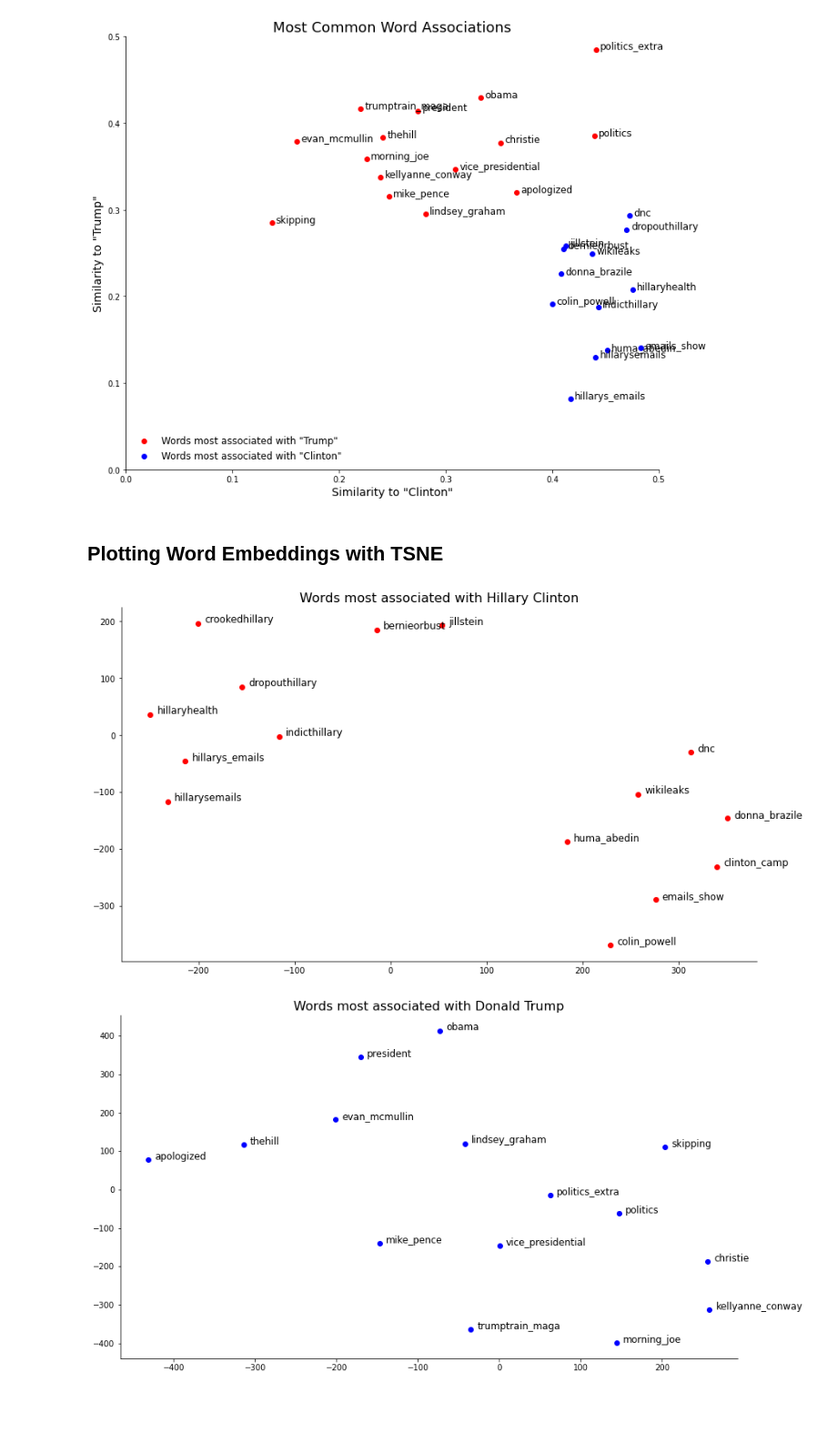
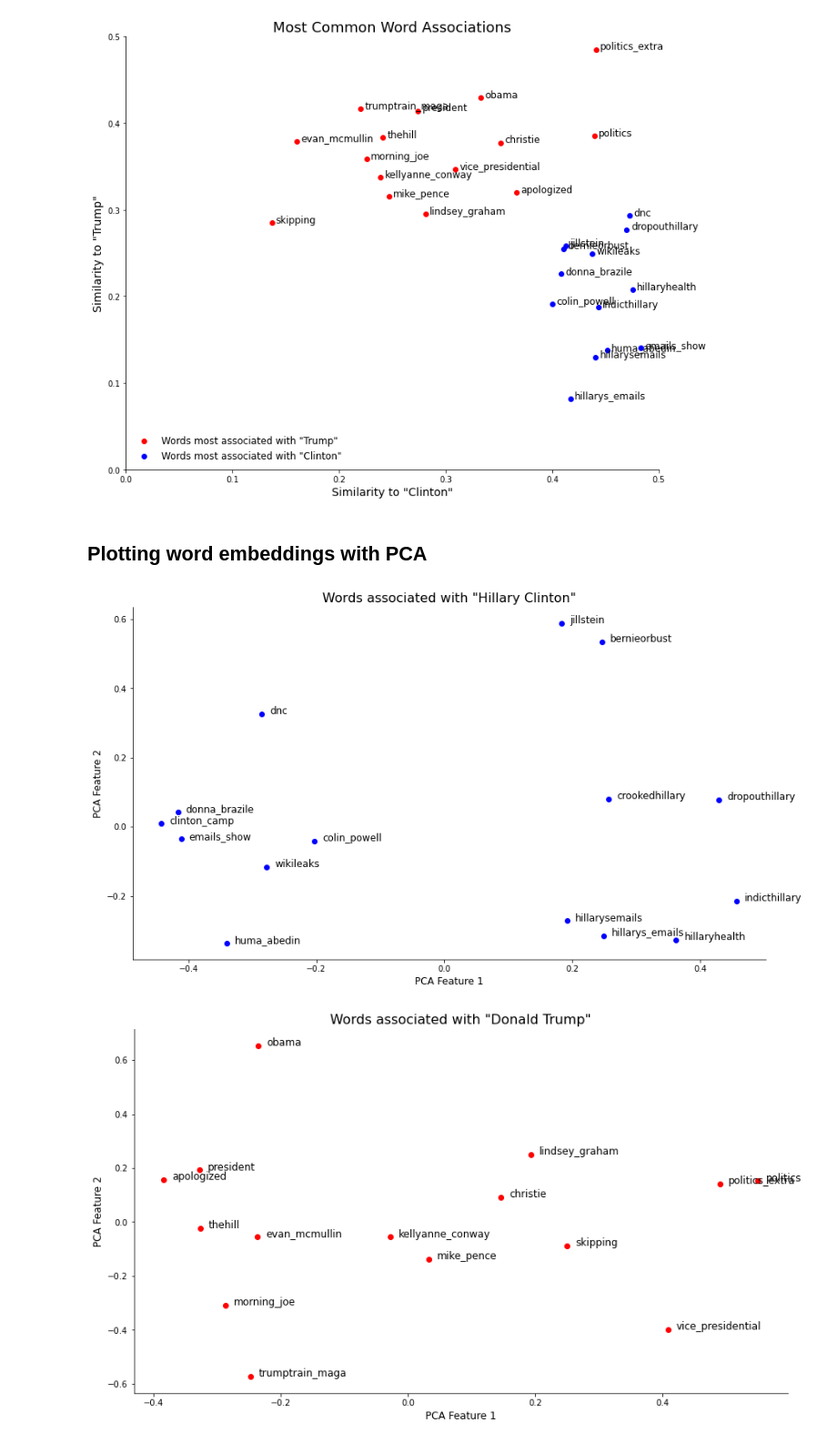
Before and after one commit to scrapfishies/russian-troll-tweets-nlp, a Jupyter notebook: modeling/w2v_modeling.ipynb, the cells around one changed output. Shown: that part at 91% size. Drawn from its saved outputs; the diff is of its cells as text; code cells hidden in the pictures; blank space fills up the shorter version.

Commit message:
repo clean up, visuals

```diff
--- a/modeling/w2v_modeling.ipynb
+++ b/modeling/w2v_modeling.ipynb
@@ -197,5 +192,5 @@ sns.despine()
 # %% [output]
 [figure]
 # %% [markdown]
-## Plotting Word Embeddings with TSNE
+## Plotting word embeddings with PCA
 # %%
@@ -234,12 +227,12 @@ def tnse_plots(word_lists,
 # %%
-tnse_plots([hc_words], colors=['red'],
-           title='Words most associated with Hillary Clinton',
-          )
+pca_plot(hc_words,
+         color='blue',
+         title='Words associated with "Hillary Clinton"')
 # %% [output]
-[figure, old version]
+[figure, new version]
 # %%
-tnse_plots([dt_words], colors=['blue'],
-           title='Words most associated with Donald Trump',
-          )
+pca_plot(dt_words,
+         color='red',
+         title='Words associated with "Donald Trump"')
 # %% [output]
-[figure, old version]
+[figure, new version]
```
Also changed, not shown: parts of 21 cells of this notebook, 4 other files.
